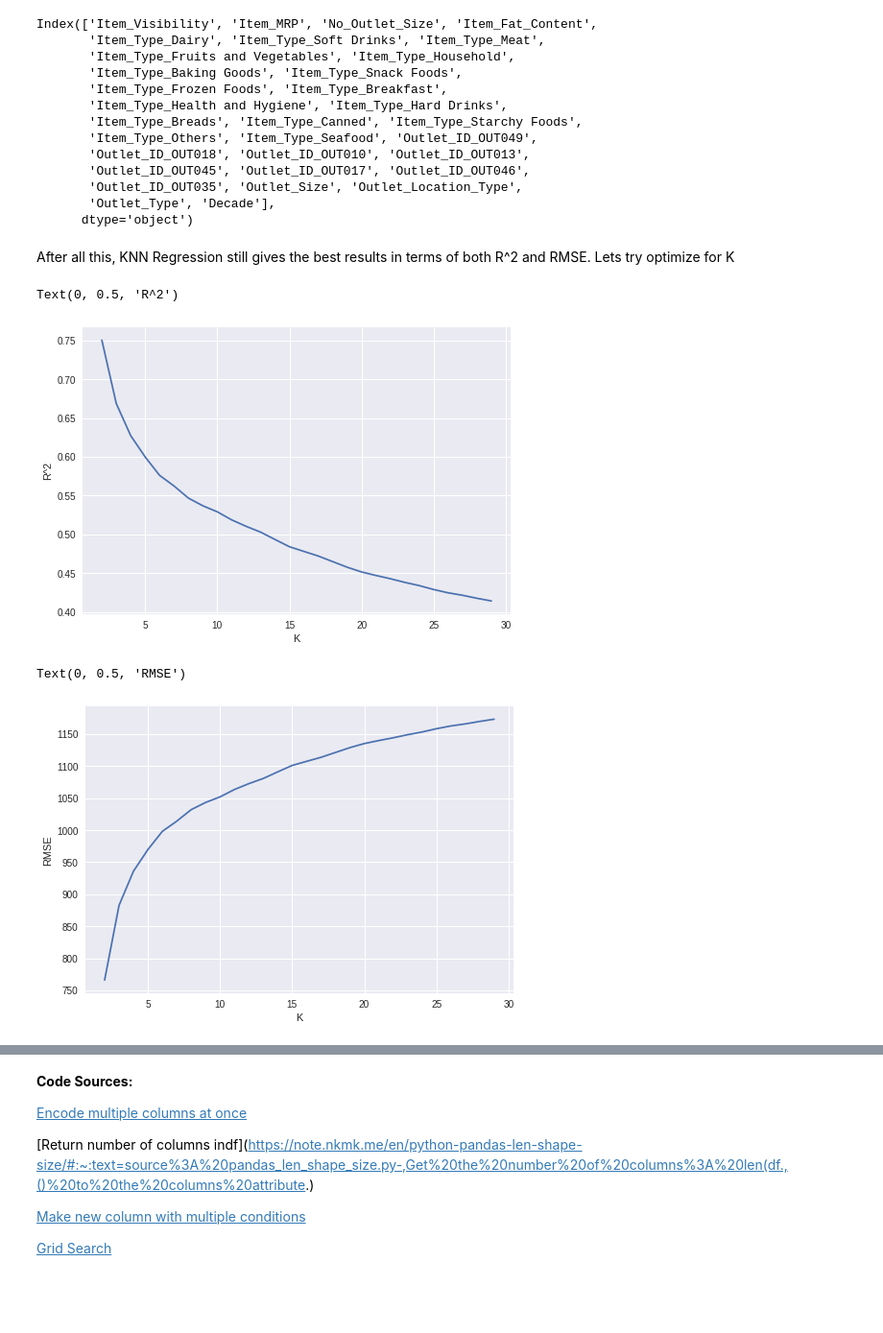
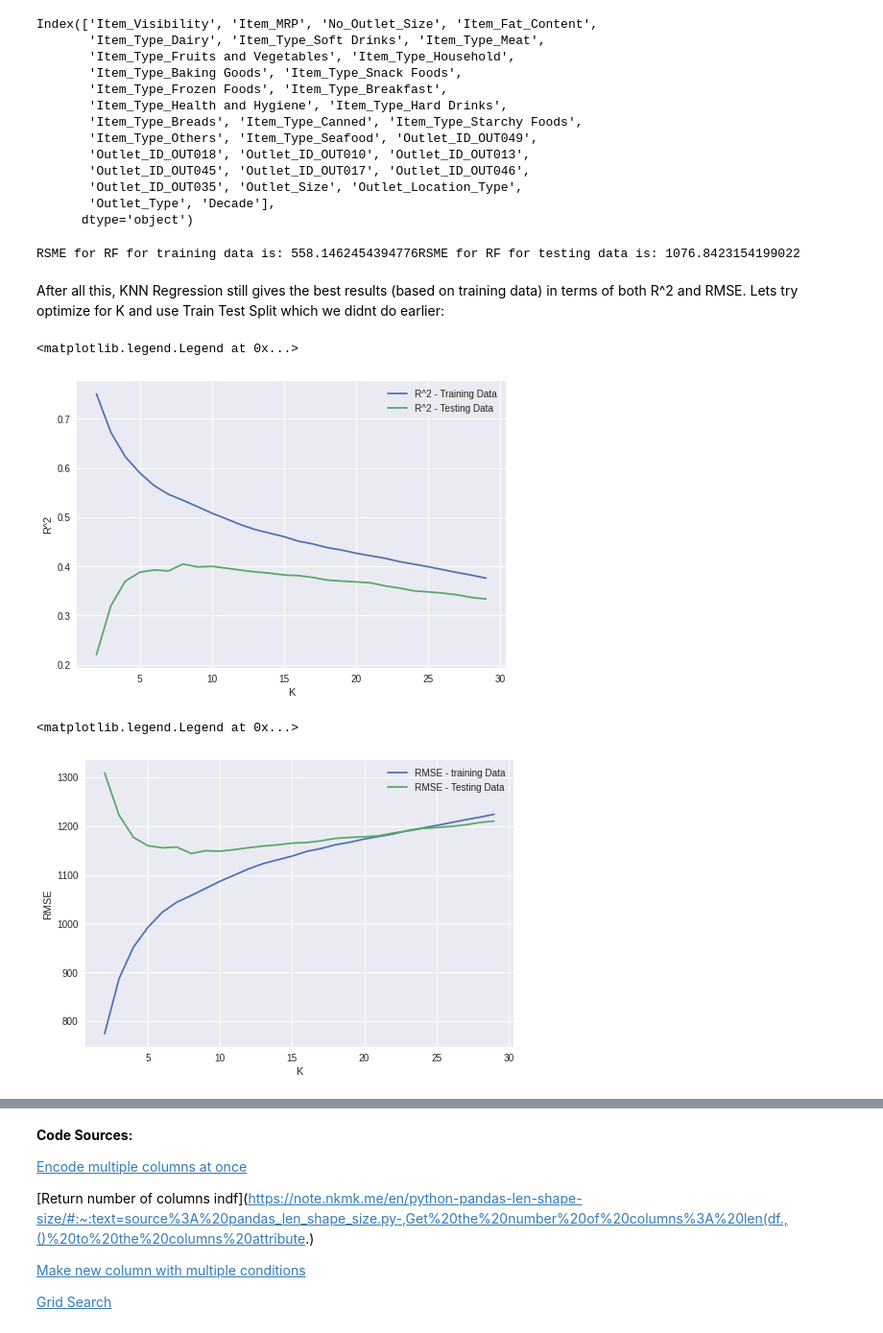
Before and after one commit to Cassandra-Simmons/Food-Sales_Predictions, a Jupyter notebook: Sales_Predict.ipynb, the cells around one changed output, grey strips where cells are left out. Shown at 96% size. Saved outputs shown, nothing was run; the diff lists cells and outputs as text; code cells hidden in the pictures; blank space fills up the shorter version.

```diff
--- a/Sales_Predict.ipynb
+++ b/Sales_Predict.ipynb
@@ -1133,5 +1137,5 @@ rf2 = RandomForestRegressor(n_estimators=200, bootstrap= True , oob_score= True,
 # %%
-rf2.fit(X,y_true)
+rf2.fit(X_train,y_train)
 # %% [output]
 RandomForestRegressor(bootstrap=True, ccp_alpha=0.0, criterion='mse',
                       max_depth=None, max_features='auto', max_leaf_nodes=None,
@@ -1169 +1179,5 @@ Index(['Item_Visibility', 'Item_MRP', 'No_Outlet_Size', 'Item_Fat_Content',
+# %%
+print("RSME for RF for training data is: " + str(final_RMSE_RF_Train) + "RSME for RF for testing data is: " + str(final_RMSE_RF_Test))
+# %% [output]
+RSME for RF for training data is: 558.1462454394776RSME for RF for testing data is: 1076.8423154199022
 # %%
@@ -1171,27 +1186,43 @@ Index(['Item_Visibility', 'Item_MRP', 'No_Outlet_Size', 'Item_Fat_Content',
 # %% [markdown]
-After all this, KNN Regression still gives the best results in terms of both R^2 and RMSE. Lets try optimize for K
+After all this, KNN Regression still gives the best results (based on training data) in terms of both R^2 and RMSE. Lets try optimize for K and use Train Test Split which we didnt do earlier:
+# %%
+#new train test plit for scaled data:
+X_trainKNN, X_testKNN, y_trainKNN, y_testKNN = train_test_split(X,y_true,random_state = 12)
 # %%
 klist = list(range(2,30,1))
-ultiKNNScore = []
-ultiKNNRSME = []
+ultiKNNScoreTrain = []
+ultiKNNRSMETrain = []
+ultiKNNScoreTest = []
+ultiKNNRSMETest = []
+scalerKfin = StandardScaler()
+scalerKfin.fit(X_train)
+X_trainKNN = scaler.transform(X_trainKNN)
+X_testKNN = scaler.transform(X_testKNN)
 for k in klist:
   knn = KNeighborsRegressor(n_neighbors=k)
-  knn.fit(XtransformedKNN,y_true)
-  knn_y_pred = knn.predict(XtransformedKNN)
-  ultiKNNScore.append(knn.score(XtransformedKNN,y_true))
-  ultiKNNRSME.append(np.sqrt(mean_squared_error(y_true,knn_y_pred)))
+  knn.fit(X_trainKNN,y_trainKNN)
+  knn_y_predtrain = knn.predict(X_trainKNN)
+  knn_y_predtest = knn.predict(X_testKNN)
+  ultiKNNScoreTrain.append(knn.score(X_trainKNN,y_trainKNN))
+  ultiKNNRSMETrain.append(np.sqrt(mean_squared_error(y_trainKNN,knn_y_predtrain)))
+  ultiKNNScoreTest.append(knn.score(X_testKNN,y_testKNN))
+  ultiKNNRSMETest.append(np.sqrt(mean_squared_error(y_testKNN,knn_y_predtest)))
 # %%
-plt.plot(klist,ultiKNNScore, label = 'R^2')
+plt.plot(klist,ultiKNNScoreTrain, label = 'R^2 - Training Data')
+plt.plot(klist,ultiKNNScoreTest, label = 'R^2 - Testing Data')
 plt.xlabel('K')
 plt.ylabel('R^2')
+plt.legend()
 # %% [output]
-Text(0, 0.5, 'R^2')
+<matplotlib.legend.Legend at 0x...>
-[figure, old version]
+[figure, new version]
 # %%
-plt.plot(klist,ultiKNNRSME, label = 'RMSE')
+plt.plot(klist,ultiKNNRSMETrain, label = 'RMSE - training Data')
+plt.plot(klist,ultiKNNRSMETest, label = 'RMSE - Testing Data')
 plt.xlabel('K')
 plt.ylabel('RMSE')
+plt.legend()
 # %% [output]
-Text(0, 0.5, 'RMSE')
+<matplotlib.legend.Legend at 0x...>
-[figure, old version]
+[figure, new version]
 # %%
```
Also changed, not shown: parts of 21 cells of this notebook.
